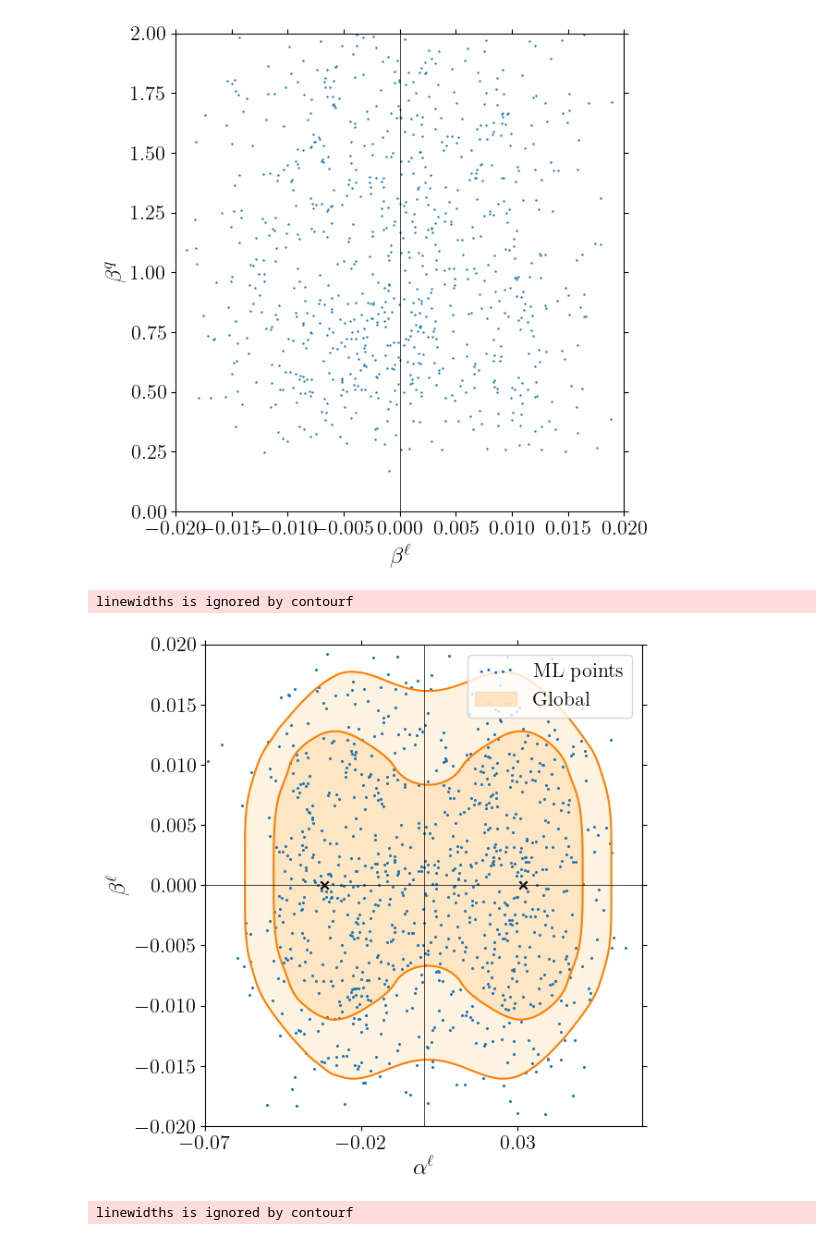
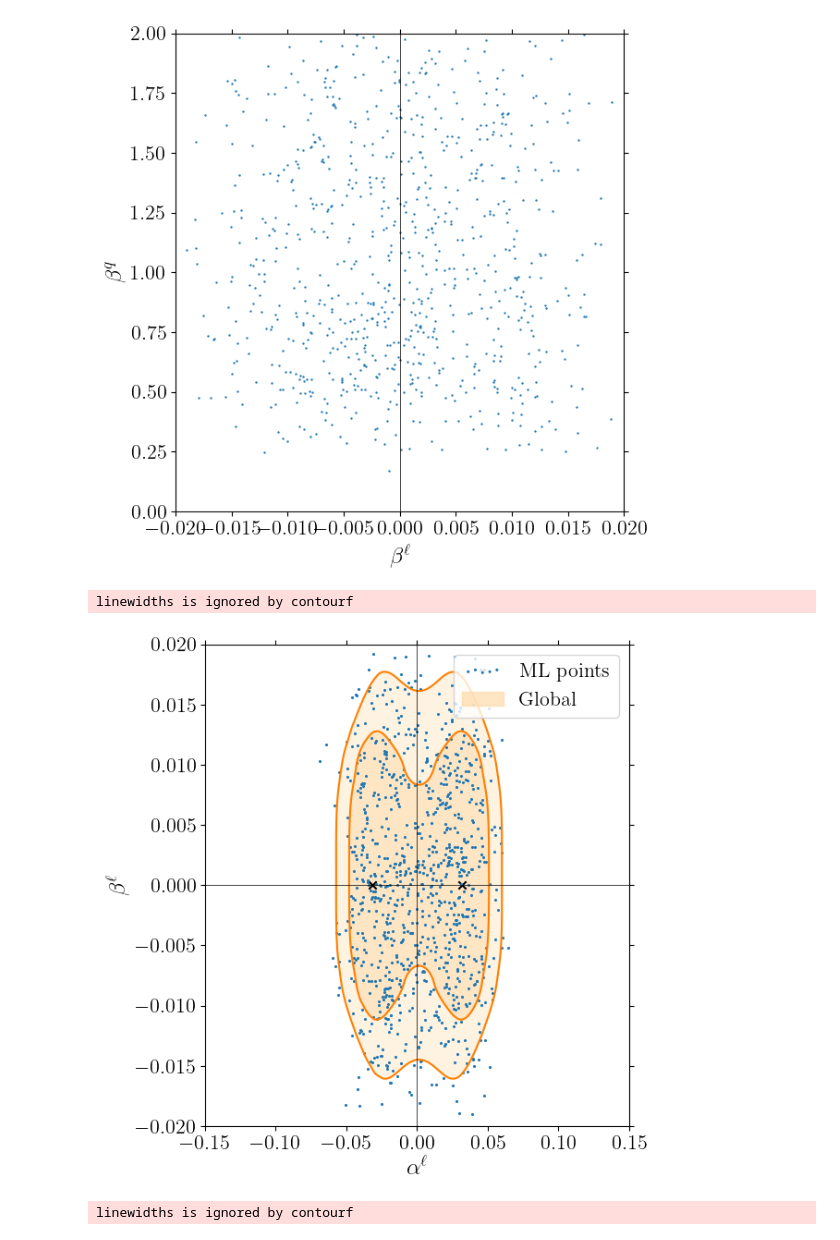
Before and after one commit to Jorge-Alda/SMEFT19-notebooks, a Jupyter notebook: PaperML/07_newplots.ipynb, the cells around one changed output. Saved outputs shown, nothing was run; the diff lists cells and outputs as text; code cells hidden in the pictures.

```diff
--- a/PaperML/07_newplots.ipynb
+++ b/PaperML/07_newplots.ipynb
@@ -362,19 +362,19 @@ Plots a contour plot of the log-likelihood of the fit.
 # %%
 def read_meshgrid_albl(par_x, par_y, n=30):
     index_x = coefs.index(par_x)
     index_y = coefs.index(par_y)
     xcoords = np.linspace(-0.07, 0.07, n)
     ycoords = np.linspace(-0.04, 0.04, n)
     glob = pd.read_csv(f"../data/likelihood/likelihood_rotBII_{par_x}{par_y}.dat", sep = '\t', header=None).values.T
     return (xcoords, ycoords, {'Global': glob})
 
 fig = likelihood_plot2(read_meshgrid_albl('al', 'bl', n=50), mlpoints['al'], mlpoints['bl'],
-                -0.07, 0.07, dim_min[2], dim_max[2], [r'$\alpha^\ell$', r'$\beta^\ell$'], locleg='upper right',
+                dim_min[1], dim_max[1], dim_min[2], dim_max[2], [r'$\alpha^\ell$', r'$\beta^\ell$'], locleg='upper right',
                 colors=[4], bf=([bf1[1], bf1[2]], [-bf1[1], bf1[2]]),
                 widths=[1.5,]*5, ticks=(0.05, 0.005), fout='../data/plots/ml_albl_global')
 # %% [output]
 linewidths is ignored by contourf
-[figure, old version]
+[figure, new version]
 # %%
 def read_meshgrid_aqbq(par_x, par_y, n=30):
     index_x = coefs.index(par_x)
```
Also changed, not shown: parts of 5 cells of this notebook, 4 other files.
